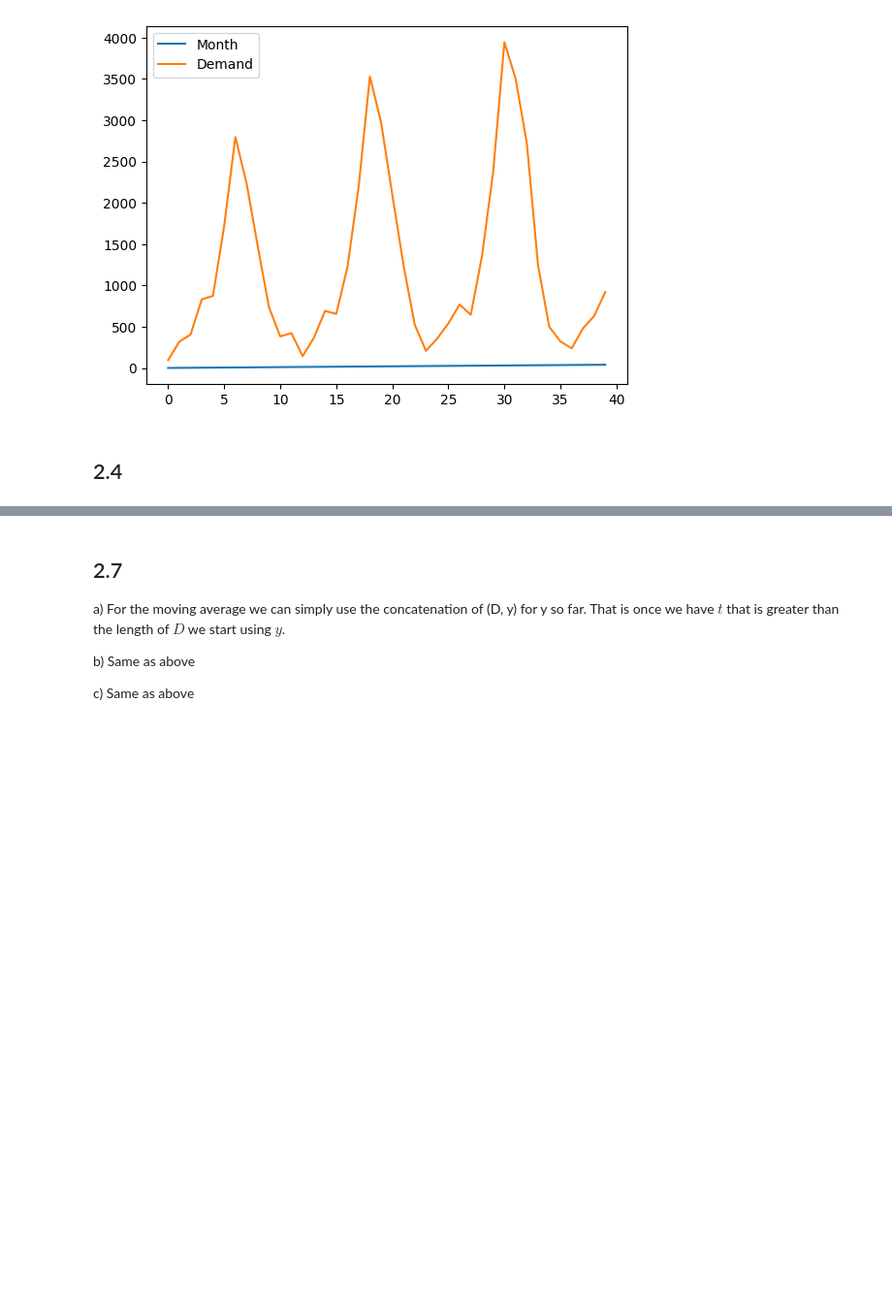
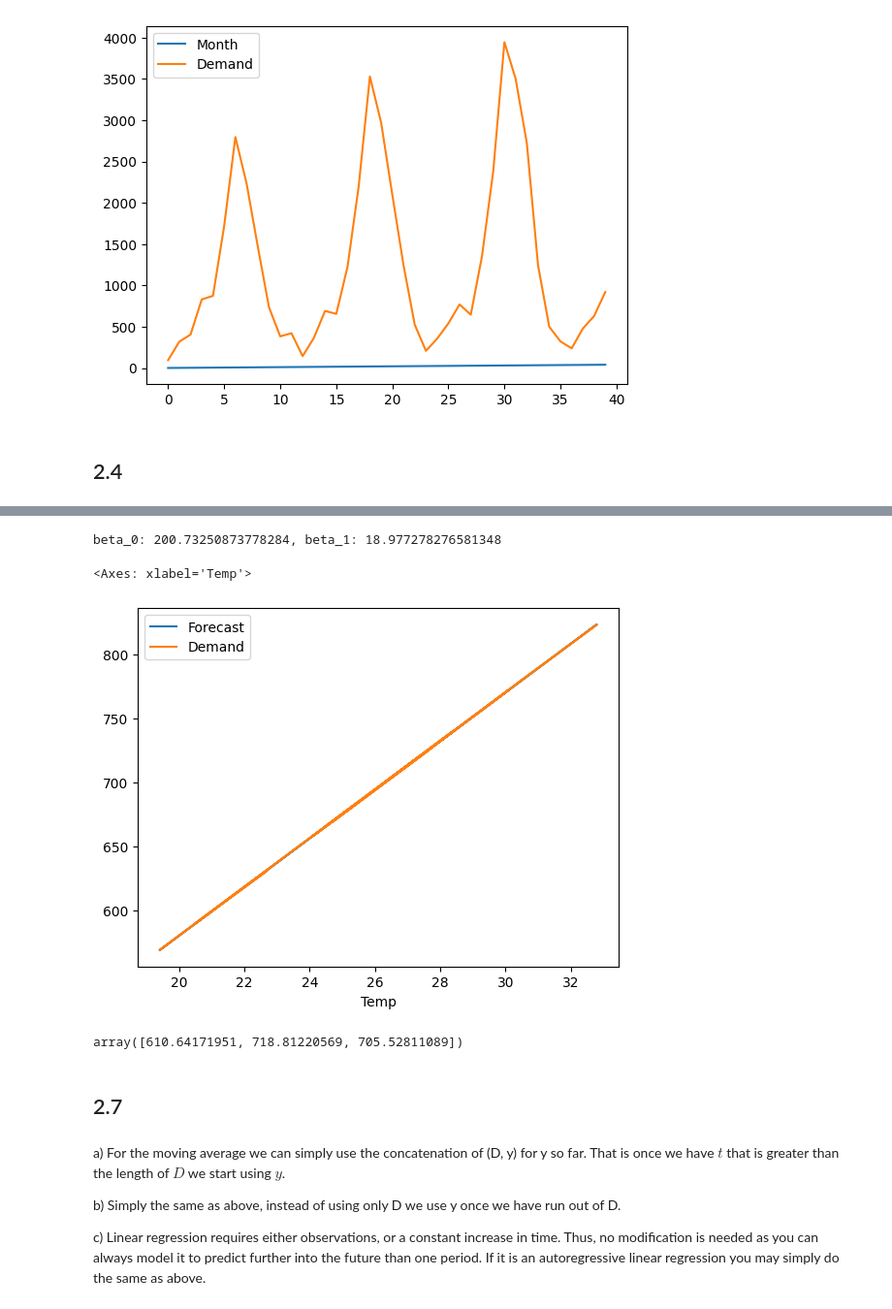
Before and after one commit to AlbinLind/Supply-Chain, a Jupyter notebook: week_1/seminar1.ipynb, the cells around one changed output, grey strips where cells are left out. Shown at 97% size. Cells and saved outputs as stored; diff of their text form; code cells hidden in the pictures; blank space fills up the shorter version.

```diff
--- a/week_1/seminar1.ipynb
+++ b/week_1/seminar1.ipynb
@@ -60,7 +67,28 @@ Value for May: 1904.2514435067774
+# %%
+r_xy = np.corrcoef(bottled_water["Temp"], bottled_water["Demand"])[0, 1]
+s_x = np.std(bottled_water["Temp"], ddof=1)
+s_y = np.std(bottled_water["Demand"], ddof=1)
+beta_1 = r_xy * s_y / s_x
+beta_0 = np.mean(bottled_water["Demand"]) - beta_1 * np.mean(bottled_water["Temp"])
+print(f"beta_0: {beta_0}, beta_1: {beta_1}")
+
+bottled_water["Forecast"] = beta_0 + beta_1 * bottled_water["Temp"]
+bottled_water[["Forecast", "Demand", "Temp"]].plot(x="Temp")
+# %% [output]
+beta_0: 200.73250873778284, beta_1: 18.977278276581348
+<Axes: xlabel='Temp'>
+[figure, added]
+# %%
+next_match_temps = np.array([21.6, 27.3, 26.6])
+next_match_forecasts = beta_0 + beta_1 * next_match_temps
+next_match_forecasts
+# %% [output]
+array([610.64171951, 718.81220569, 705.52811089])
+# %% [markdown]
+## 2.7
 # %% [markdown]
-## 2.7
 a) For the moving average we can simply use the concatenation of (D, y) for y so far. That is once we have $t$ that is greater than the length of $D$ we start using $y$.
 
-b) Same as above
+b) Simply the same as above, instead of using only D we use y once we have run out of D.
 
-c) Same as above
+c) Linear regression requires either observations, or a constant increase in time. Thus, no modification is needed as you can always model it to predict further into the future than one period. If it is an autoregressive linear regression you may simply do the same as above.
```
Also changed, not shown: parts of 4 cells of this notebook, 2 other files.
